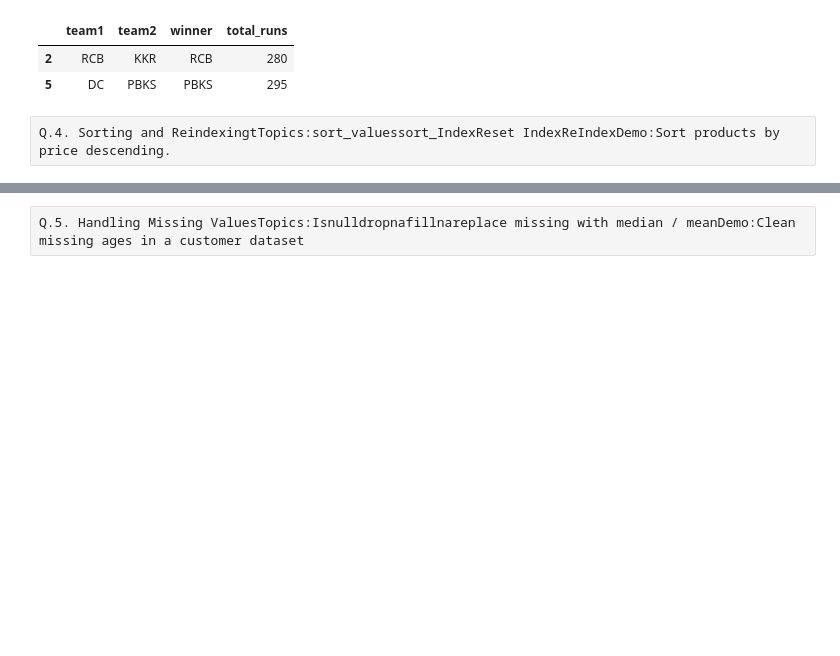
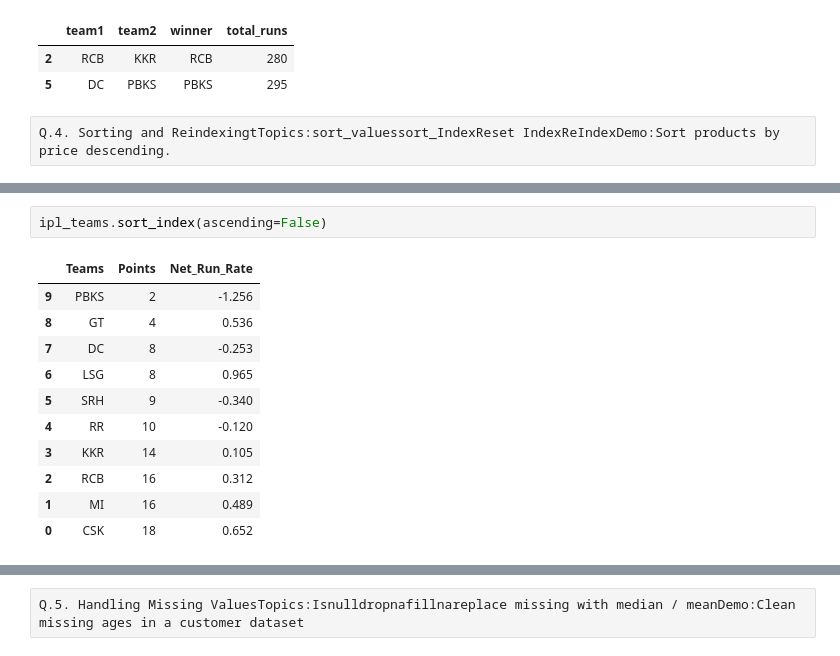
Before and after one commit to sonu0107johri-png/Python-Assignment, a Jupyter notebook: Pandas_Assignment.ipynb, the cells around one changed output, grey strips where cells are left out. Drawn from its saved outputs; the diff is of its cells as text; blank space fills up the shorter version.

```diff
--- a/Pandas_Assignment.ipynb
+++ b/Pandas_Assignment.ipynb
@@ -401,0 +470,14 @@ Q.4. Sorting and ReindexingtTopics:sort_valuessort_IndexReset IndexReIndexDemo:S
+# %%
+ipl_teams.sort_index(ascending=False)
+# %% [output]
+|  | Teams | Points | Net_Run_Rate |
+| 9 | PBKS | 2 | -1.256 |
+| 8 | GT | 4 | 0.536 |
+| 7 | DC | 8 | -0.253 |
+| 6 | LSG | 8 | 0.965 |
+| 5 | SRH | 9 | -0.340 |
+| 4 | RR | 10 | -0.120 |
+| 3 | KKR | 14 | 0.105 |
+| 2 | RCB | 16 | 0.312 |
+| 1 | MI | 16 | 0.489 |
+| 0 | CSK | 18 | 0.652 |
```
Also changed, not shown: parts of 12 cells of this notebook.
